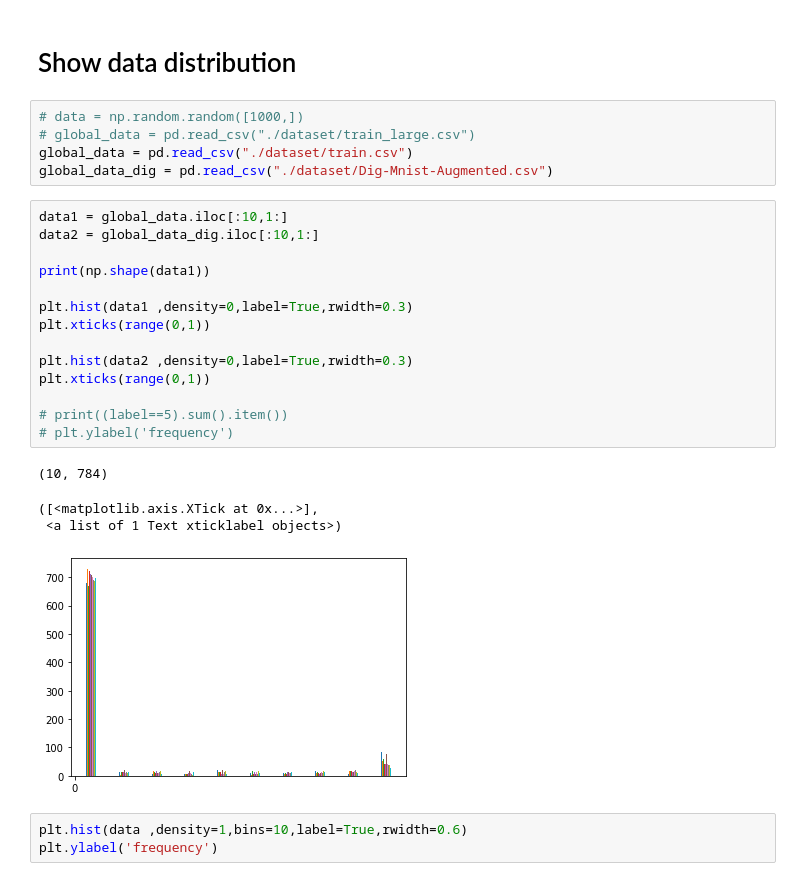
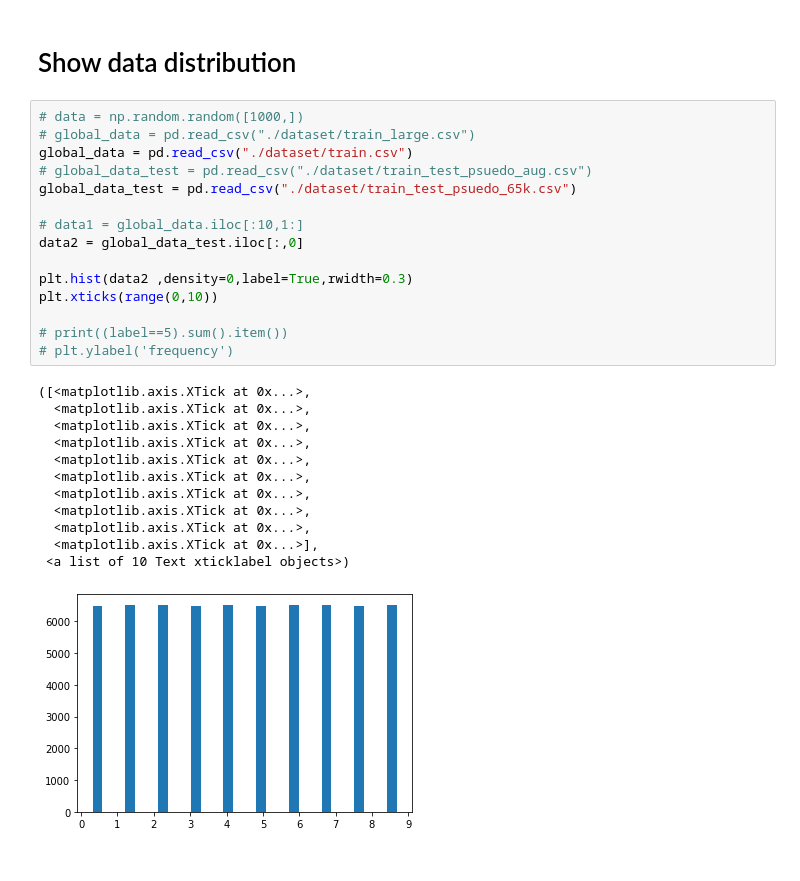
Before and after one commit to ccchang1023/Kannada_MNIST_CNN, a Jupyter notebook: Data_visualization.ipynb, the cells around one changed output. Saved outputs shown, nothing was run; the diff lists cells and outputs as text.

```diff
--- a/Data_visualization.ipynb
+++ b/Data_visualization.ipynb
@@ -507,27 +715,28 @@ while keep_loop:
 # %%
 # data = np.random.random([1000,])
 # global_data = pd.read_csv("./dataset/train_large.csv")
 global_data = pd.read_csv("./dataset/train.csv")
-global_data_dig = pd.read_csv("./dataset/Dig-Mnist-Augmented.csv")
+# global_data_test = pd.read_csv("./dataset/train_test_psuedo_aug.csv")
+global_data_test = pd.read_csv("./dataset/train_test_psuedo_65k.csv")
+
+# data1 = global_data.iloc[:10,1:]
+data2 = global_data_test.iloc[:,0]
+
+plt.hist(data2 ,density=0,label=True,rwidth=0.3)
+plt.xticks(range(0,10))
+
+# print((label==5).sum().item())
+# plt.ylabel('frequency')
+# %% [output]
+([<matplotlib.axis.XTick at 0x...>,
+  <matplotlib.axis.XTick at 0x...>,
+  <matplotlib.axis.XTick at 0x...>,
+  <matplotlib.axis.XTick at 0x...>,
+  <matplotlib.axis.XTick at 0x...>,
+  <matplotlib.axis.XTick at 0x...>,
+  <matplotlib.axis.XTick at 0x...>,
+  <matplotlib.axis.XTick at 0x...>,
+  <matplotlib.axis.XTick at 0x...>,
+  <matplotlib.axis.XTick at 0x...>],
+ <a list of 10 Text xticklabel objects>)
+[figure, added]
-# %%
-data1 = global_data.iloc[:10,1:]
-data2 = global_data_dig.iloc[:10,1:]
-
-print(np.shape(data1))
-
-plt.hist(data1 ,density=0,label=True,rwidth=0.3)
-plt.xticks(range(0,1))
-
-plt.hist(data2 ,density=0,label=True,rwidth=0.3)
-plt.xticks(range(0,1))
-
-# print((label==5).sum().item())
-# plt.ylabel('frequency')
-# %% [output]
-(10, 784)
-([<matplotlib.axis.XTick at 0x...>],
- <a list of 1 Text xticklabel objects>)
-[figure, removed]
-# %%
-plt.hist(data ,density=1,bins=10,label=True,rwidth=0.6)
-plt.ylabel('frequency')
```
Also changed, not shown: parts of 16 cells of this notebook, 2 other files.
